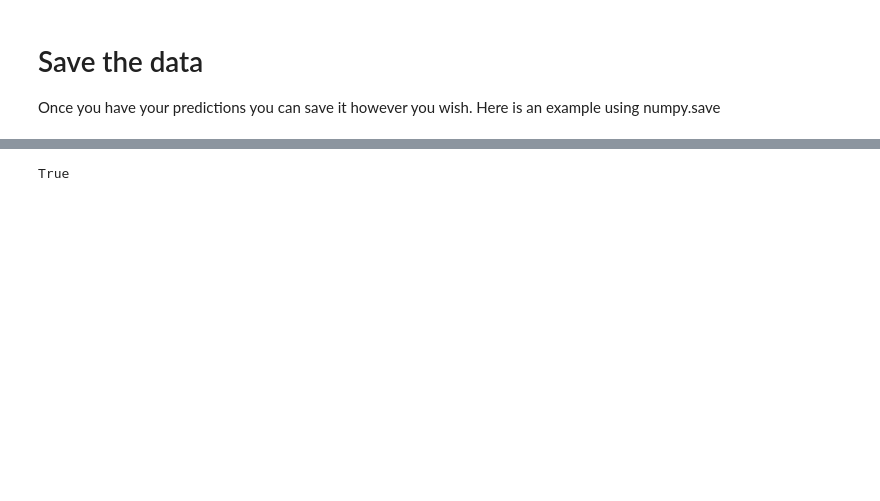
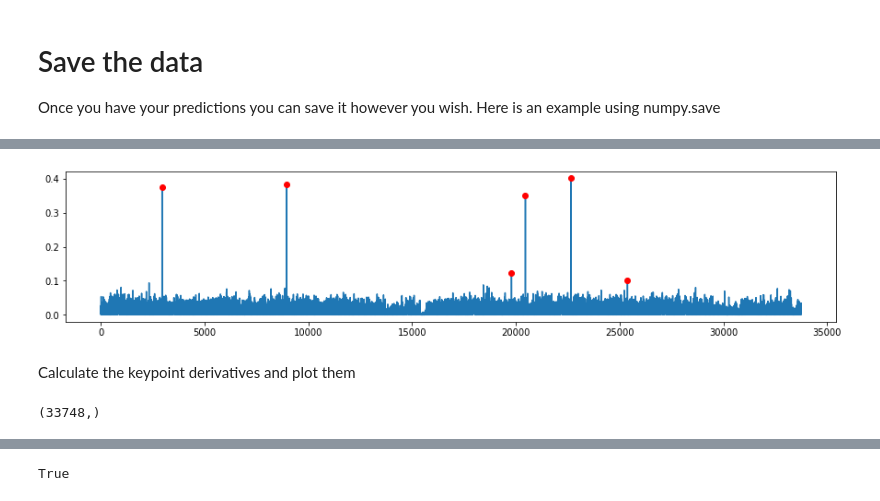
Before and after one commit to jgraving/DeepPoseKit, a Jupyter notebook: examples/step4b_predict_new_data.ipynb, the cells around one changed output, grey strips where cells are left out. Saved outputs shown, nothing was run; the diff lists cells and outputs as text; code cells hidden in the pictures; blank space fills up the shorter version.

```diff
--- a/examples/step4b_predict_new_data.ipynb
+++ b/examples/step4b_predict_new_data.ipynb
@@ -118,0 +159,18 @@ np.save(HOME + '/deepposekit-data/datasets/fly/predictions.npy', predictions)
+# %%
+confidence_outlier_peaks = find_peaks(confidence_diff, height=0.1)[0]
+
+plt.figure(figsize=(15, 3))
+plt.plot(confidence_diff)
+plt.plot(confidence_outlier_peaks, confidence_diff[confidence_outlier_peaks], 'ro')
+plt.show()
+# %% [output]
+[figure, added]
+# %% [markdown]
+Calculate the keypoint derivatives and plot them
+# %%
+time_diff = np.diff(predictions[..., :2], axis=0)
+time_diff = np.abs(time_diff.reshape(time_diff.shape[0], -1))
+time_diff = time_diff.mean(-1)
+time_diff.shape
+# %% [output]
+(33748,)
```
Also changed, not shown: parts of 37 cells of this notebook.
